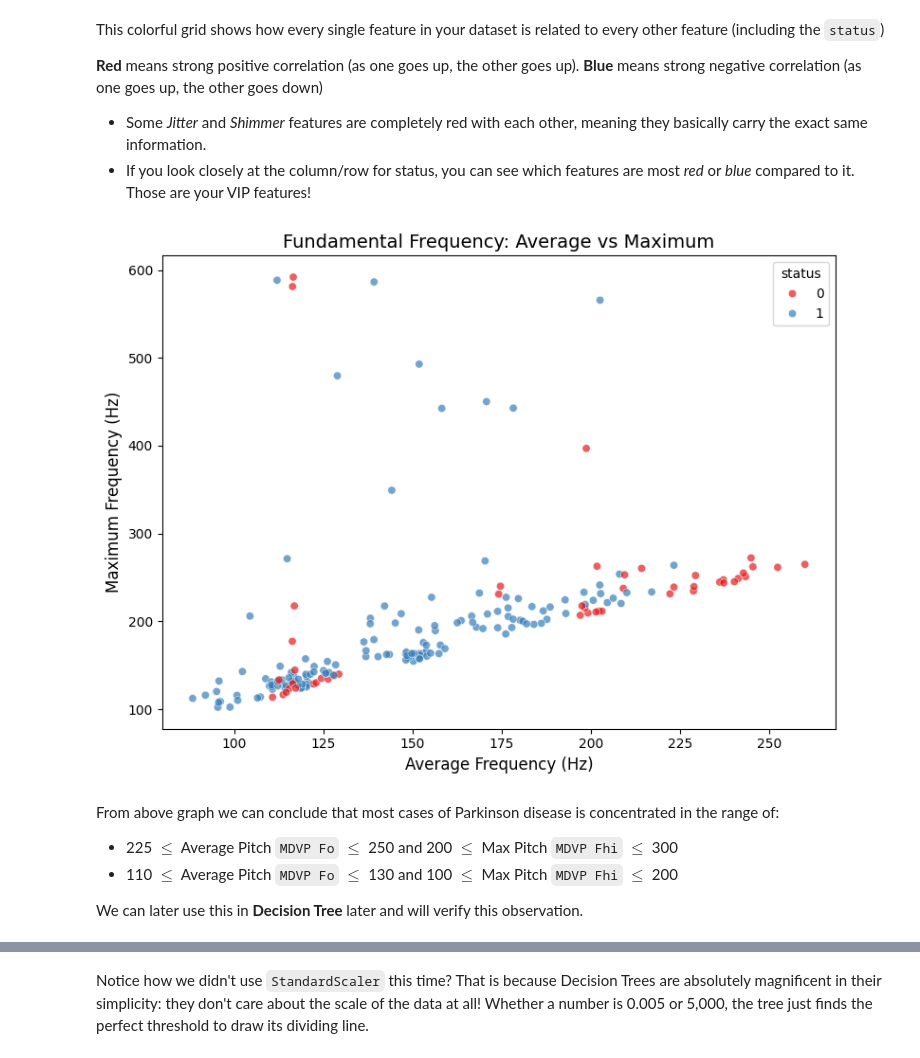
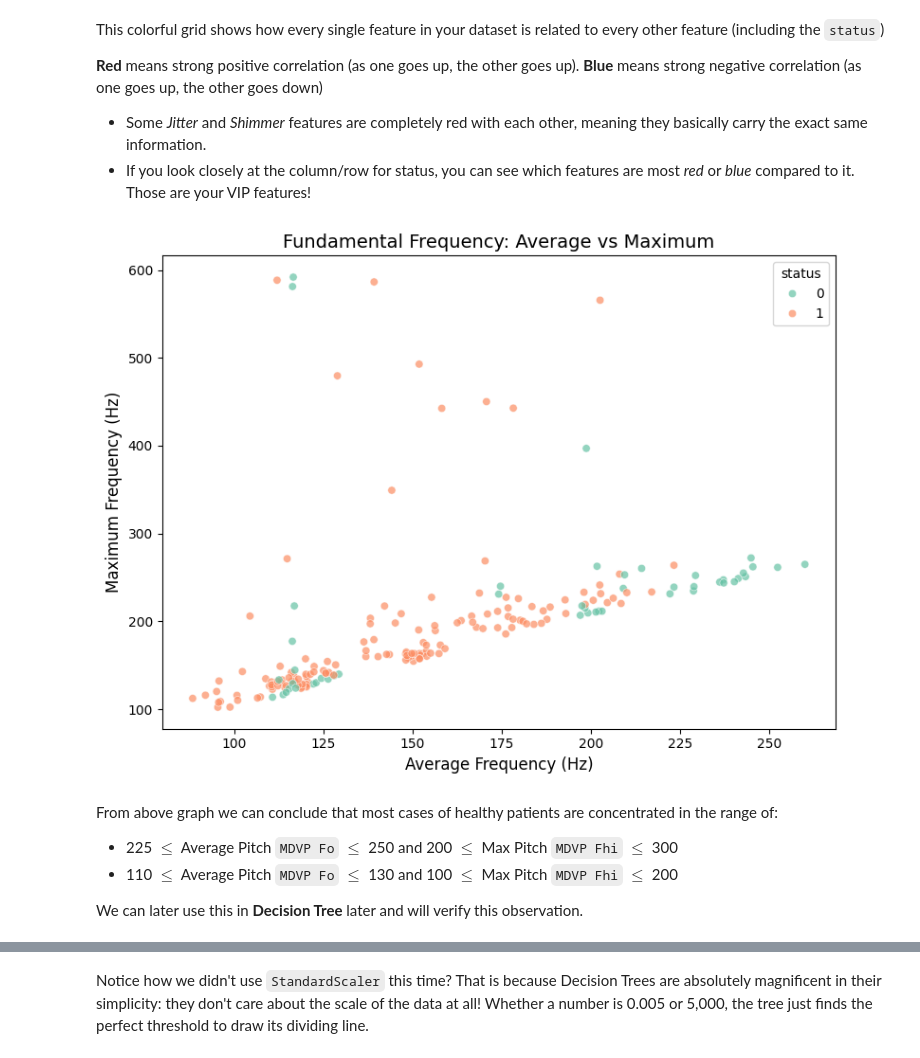
Before and after one commit to Abhinav943/Parkinson-disease, a Jupyter notebook: Parkinson_disease_using_ML.ipynb, the cells around one changed output, grey strips where cells are left out. Saved outputs shown, nothing was run; the diff lists cells and outputs as text; code cells hidden in the pictures.

```diff
--- a/Parkinson_disease_using_ML.ipynb
+++ b/Parkinson_disease_using_ML.ipynb
@@ -101,15 +102,15 @@ This colorful grid shows how every single feature in your dataset is related to
 # %%
 # Scatter plot of Average Frequency vs Maximum Frequency colored by status (Parkinson's disease or not)
 fig, ax = plt.subplots(figsize=(8, 6))
-sns.scatterplot(x='MDVP:Fo(Hz)', y='MDVP:Fhi(Hz)', hue='status', data=df, alpha=0.7, palette='Set1', ax=ax)
+sns.scatterplot(x='MDVP:Fo(Hz)', y='MDVP:Fhi(Hz)', hue='status', data=df, alpha=0.7, palette='Set2', ax=ax)
 ax.set_title('Fundamental Frequency: Average vs Maximum', fontsize=14)
 ax.set_xlabel('Average Frequency (Hz)', fontsize=12)
 ax.set_ylabel('Maximum Frequency (Hz)', fontsize=12)
 plt.tight_layout()
 # %% [output]
-[figure, old version]
+[figure, new version]
 # %% [markdown]
-From above graph we can conclude that most cases of Parkinson disease is concentrated in the range of:
+From above graph we can conclude that most cases of healthy patients are concentrated in the range of:
 
 * 225 $\leq$ Average Pitch `MDVP Fo` $\leq$ 250 and 200 $\leq$ Max Pitch `MDVP Fhi` $\leq$ 300
 * 110 $\leq$ Average Pitch `MDVP Fo` $\leq$ 130 and 100 $\leq$ Max Pitch `MDVP Fhi` $\leq$ 200
```
Also changed, not shown: parts of 16 cells of this notebook, 3 other files.
